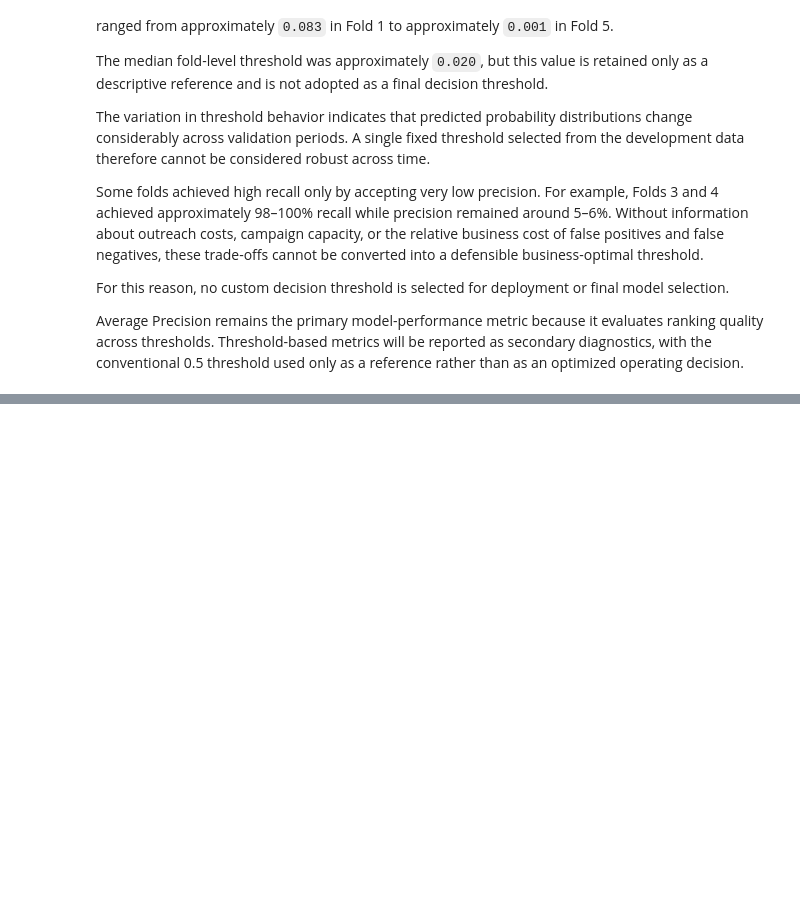
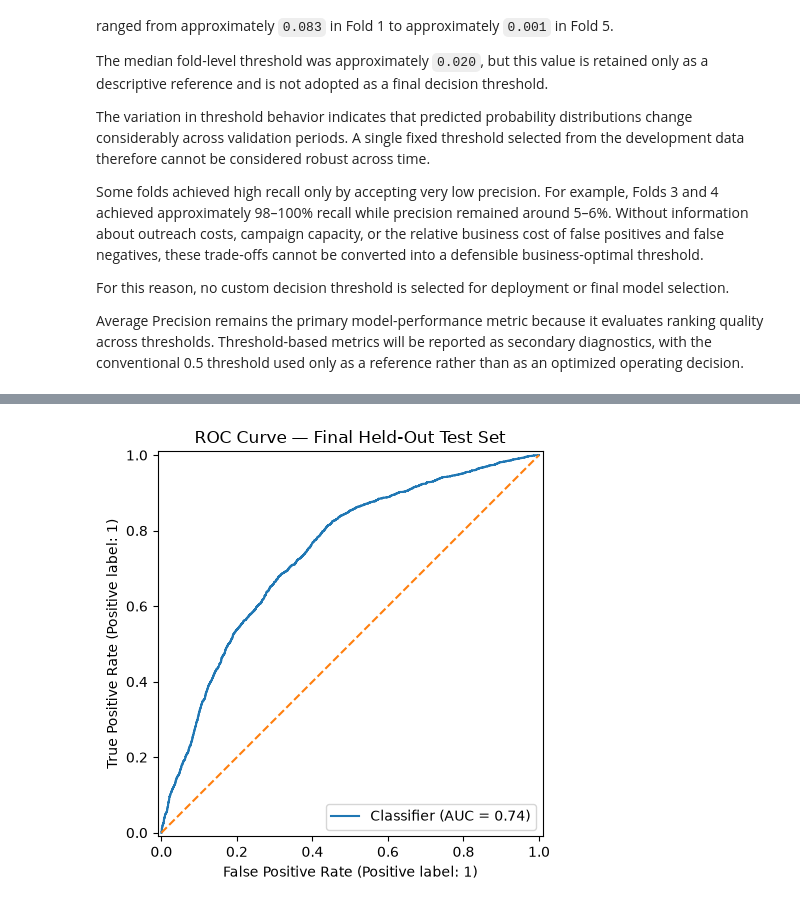
Before and after one commit to NourhanFarag/bank-marketing-subscription-prediction, a Jupyter notebook: notebooks/01_bank_marketing_analysis.ipynb, the cells around one changed output, grey strips where cells are left out. Cells and saved outputs as stored; diff of their text form; code cells hidden in the pictures; blank space fills up the shorter version.

```diff
--- a/notebooks/01_bank_marketing_analysis.ipynb
+++ b/notebooks/01_bank_marketing_analysis.ipynb
@@ -2901,0 +3237,20 @@ Average Precision remains the primary model-performance metric because it evalua
+# %%
+RocCurveDisplay.from_predictions(
+    y_test,
+    y_test_prob
+)
+
+plt.plot(
+    [0, 1],
+    [0, 1],
+    linestyle="--"
+)
+
+plt.title(
+    "ROC Curve — Final Held-Out Test Set"
+)
+
+plt.tight_layout()
+plt.show()
+# %% [output]
+[figure, added]
```
Also changed, not shown: parts of 15 cells of this notebook.
